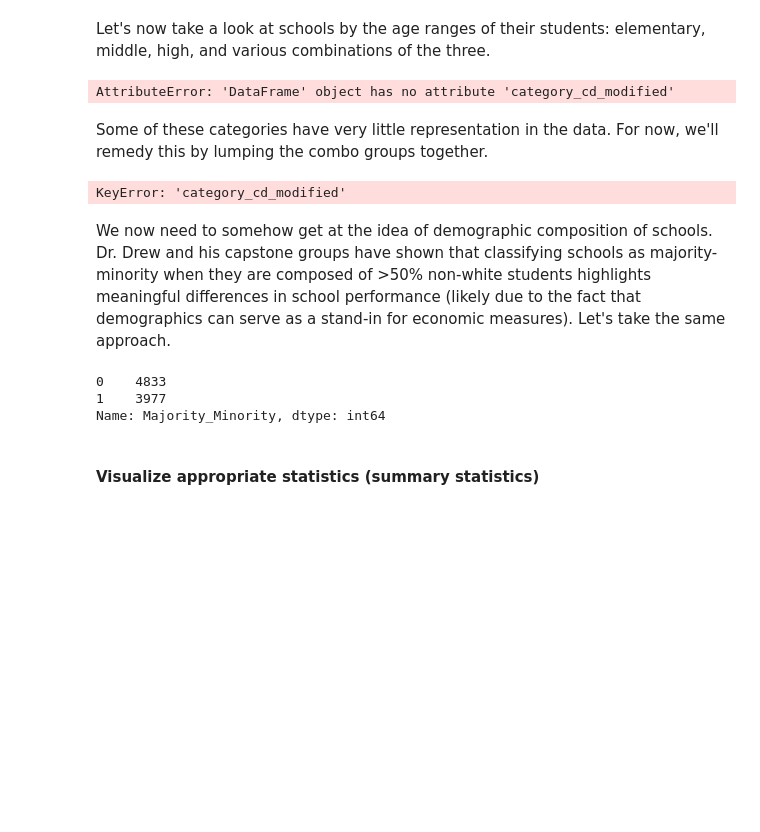
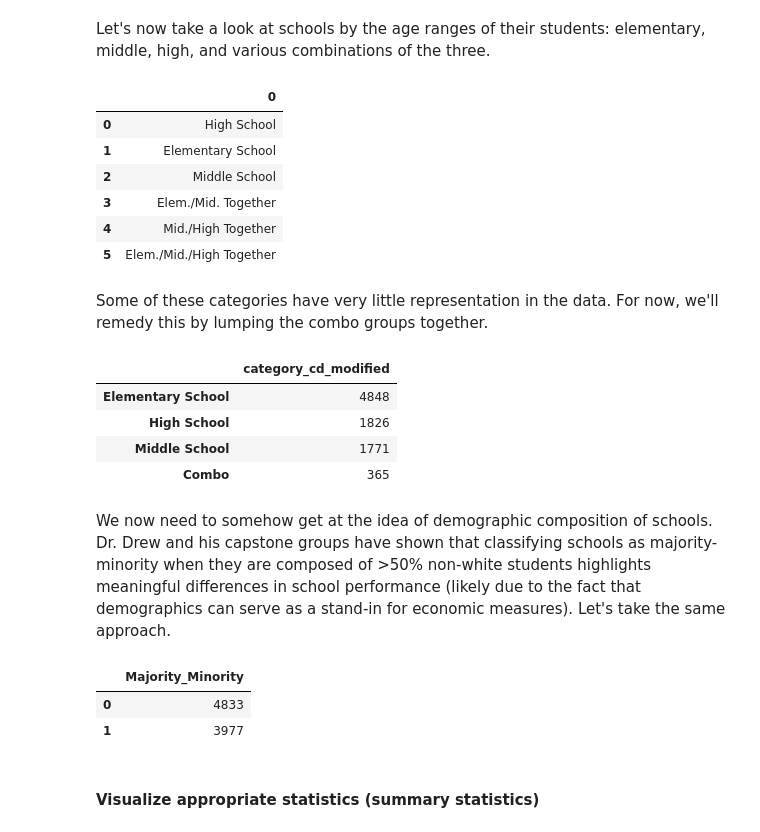
Before and after one commit to fredpoon/ds_7331_jyrf_eda, a Jupyter notebook: Project1 Notebook.ipynb, the cells around one changed output. Saved outputs shown, nothing was run; the diff lists cells and outputs as text; code cells hidden in the pictures; blank space fills up the shorter version.

```diff
--- a/Project1 Notebook.ipynb
+++ b/Project1 Notebook.ipynb
@@ -77,22 +78,50 @@ array(['Regular School'], dtype=object)
 # %% [markdown]
 Let's now take a look at schools by the age ranges of their students: elementary, middle, high, and various combinations of the three.
 # %%
-#schools2['category_cd'] == 'E'
-schools2["category_cd"] = schools2["category_cd"].map({"A": "Elem/Mid/High", "E": "Elementary", "H": "High", "I": "Elem/Mid", "M": "Middle"})
-schools2.category_cd_modified.value_counts()
+schools2['category_cd'] == 'E'
+schools2['category_cd_modified'] = np.select(
+    [
+        schools2['category_cd'] == 'A',
+        schools2['category_cd'] == 'E',
+        schools2['category_cd'] == 'H',
+        schools2['category_cd'] == 'I',
+        schools2['category_cd'] == 'M'
+    ],
+    [
+        'Elem./Mid./High Together',
+        'Elementary School',
+        'High School',
+        'Elem./Mid. Together',
+        'Middle School'
+    ],
+    default='Mid./High Together'
+)
+
+pd.DataFrame(schools2['category_cd_modified'].unique())
 # %% [output]
-AttributeError: 'DataFrame' object has no attribute 'category_cd_modified'
+|  | 0 |
+| 0 | High School |
+| 1 | Elementary School |
+| 2 | Middle School |
+| 3 | Elem./Mid. Together |
+| 4 | Mid./High Together |
+| 5 | Elem./Mid./High Together |
 # %% [markdown]
 Some of these categories have very little representation in the data. For now, we'll remedy this by lumping the combo groups together.
 # %%
 # [15] Verify data quality: Explain any missing values, duplicate data, and outliers. Are those mistakes? How do you deal with these problems? Give justifications for your methods.
-combo=schools2['category_cd_modified'].str.contains('/', regex=False)
+
+combo = schools2['category_cd_modified'].str.contains('/', regex=False)
 
 schools2['category_cd_modified'] = np.where(combo, 'Combo', schools2['category_cd_modified'])
 
-schools2.category_cd_modified.value_counts()
+pd.DataFrame(schools2.category_cd_modified.value_counts())
 # %% [output]
-KeyError: 'category_cd_modified'
+|  | category_cd_modified |
+| Elementary School | 4848 |
+| High School | 1826 |
+| Middle School | 1771 |
+| Combo | 365 |
 # %% [markdown]
 We now need to somehow get at the idea of demographic composition of schools. Dr. Drew and his capstone groups have shown that classifying schools as majority-minority when they are composed of >50% non-white students highlights meaningful differences in school performance (likely due to the fact that demographics can serve as a stand-in for economic measures). Let's take the same approach.
 # %%
@@ -100,11 +129,11 @@ schools2['MinorityOverallPct'] = schools2['MinorityMalePct'] + schools2['Minorit
 
 schools2['Majority_Minority'] = np.where(schools2['MinorityOverallPct'] > .5, 1,0)
 
-schools2['Majority_Minority'].value_counts()
+pd.DataFrame(schools2['Majority_Minority'].value_counts())
 # %% [output]
-0    4833
-1    3977
-Name: Majority_Minority, dtype: int64
+|  | Majority_Minority |
+| 0 | 4833 |
+| 1 | 3977 |
 # %% [markdown]
 #### Visualize appropriate statistics (summary statistics)
 # %%
```
Also changed, not shown: parts of 11 cells of this notebook.
